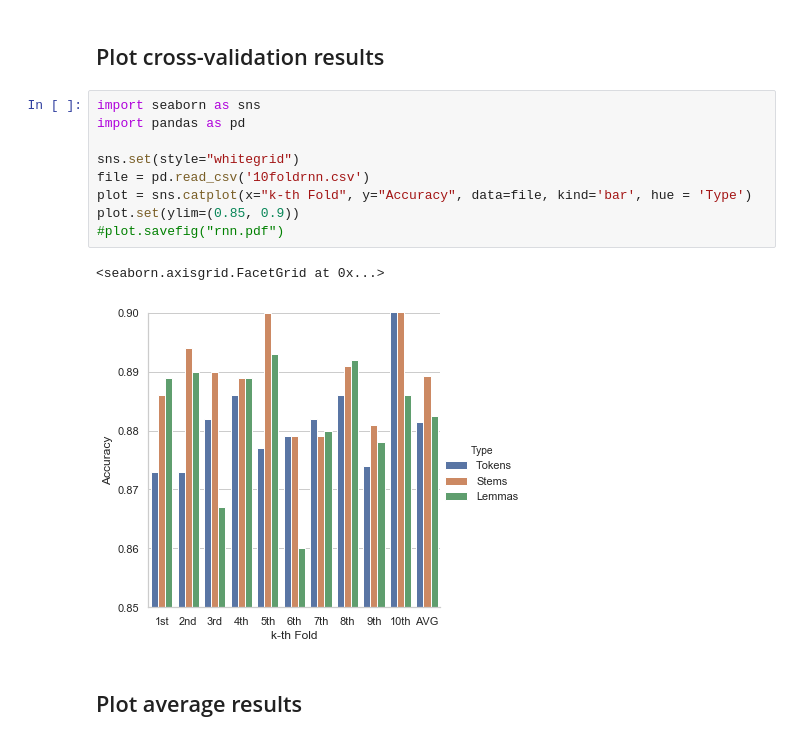
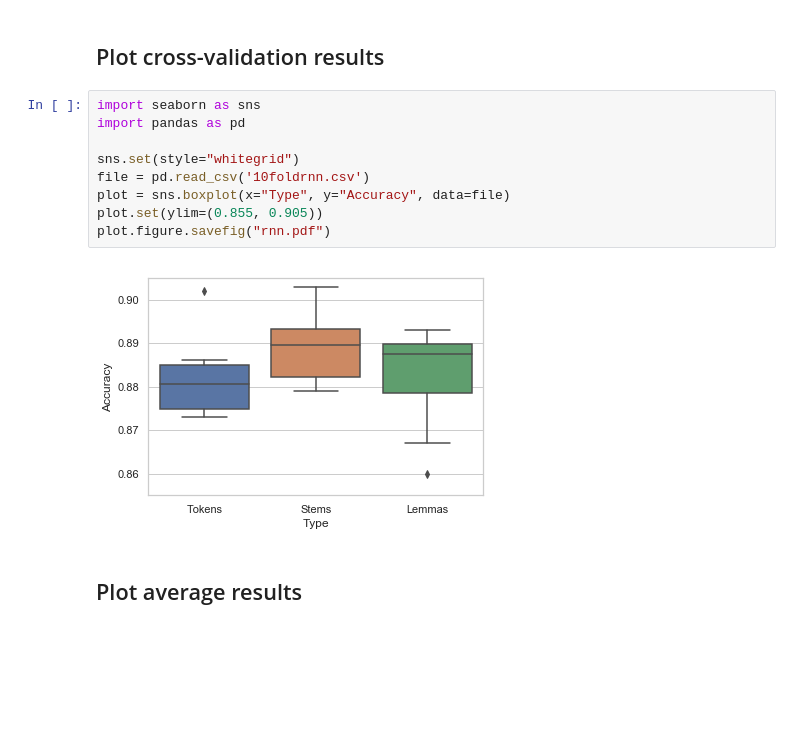
Before and after one commit to jerrychihchun/pseudo-profundity, a Jupyter notebook: Plotter.ipynb, the cells around one changed output. Cells and saved outputs as stored; diff of their text form; blank space fills up the shorter version.

Commit message:
boxplot added

```diff
--- a/Plotter.ipynb
+++ b/Plotter.ipynb
@@ -3,15 +3,14 @@
 # %%
 import seaborn as sns
 import pandas as pd
 
 sns.set(style="whitegrid")
 file = pd.read_csv('10foldrnn.csv')
-plot = sns.catplot(x="k-th Fold", y="Accuracy", data=file, kind='bar', hue = 'Type')
-plot.set(ylim=(0.85, 0.9))
-#plot.savefig("rnn.pdf")
+plot = sns.boxplot(x="Type", y="Accuracy", data=file)
+plot.set(ylim=(0.855, 0.905))
+plot.figure.savefig("rnn.pdf")
 # %% [output]
-<seaborn.axisgrid.FacetGrid at 0x...>
-[figure, old version]
+[figure, new version]
 # %% [markdown]
 ## Plot average results
 # %%
```
Also changed, not shown: parts of 1 cell of this notebook.
